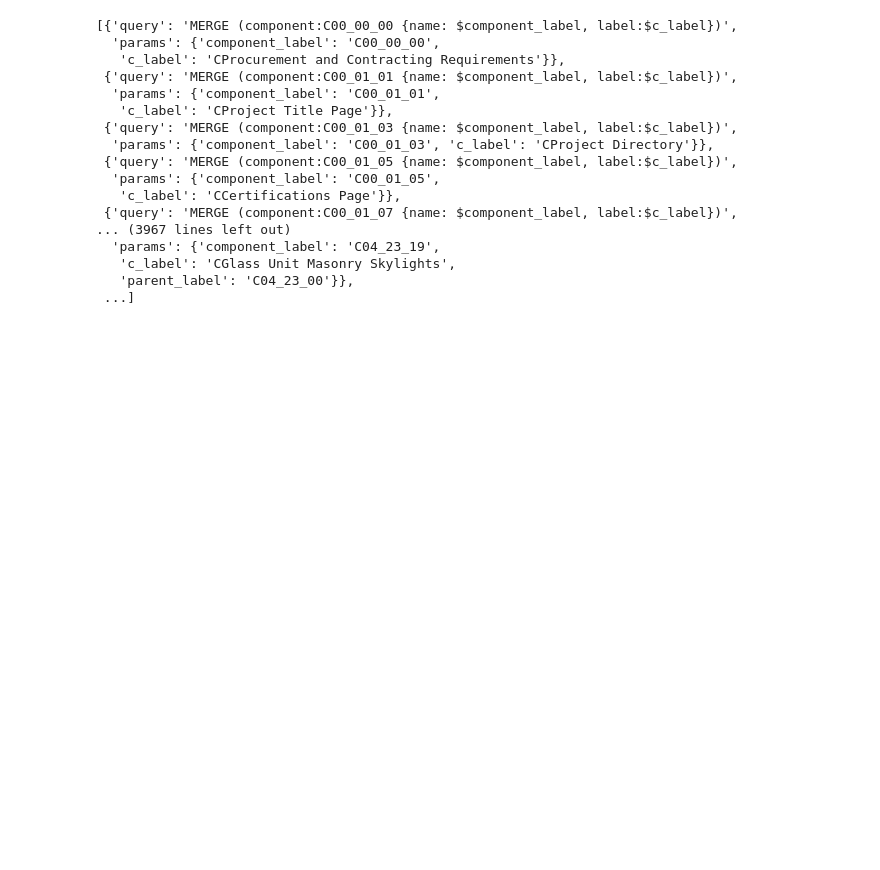
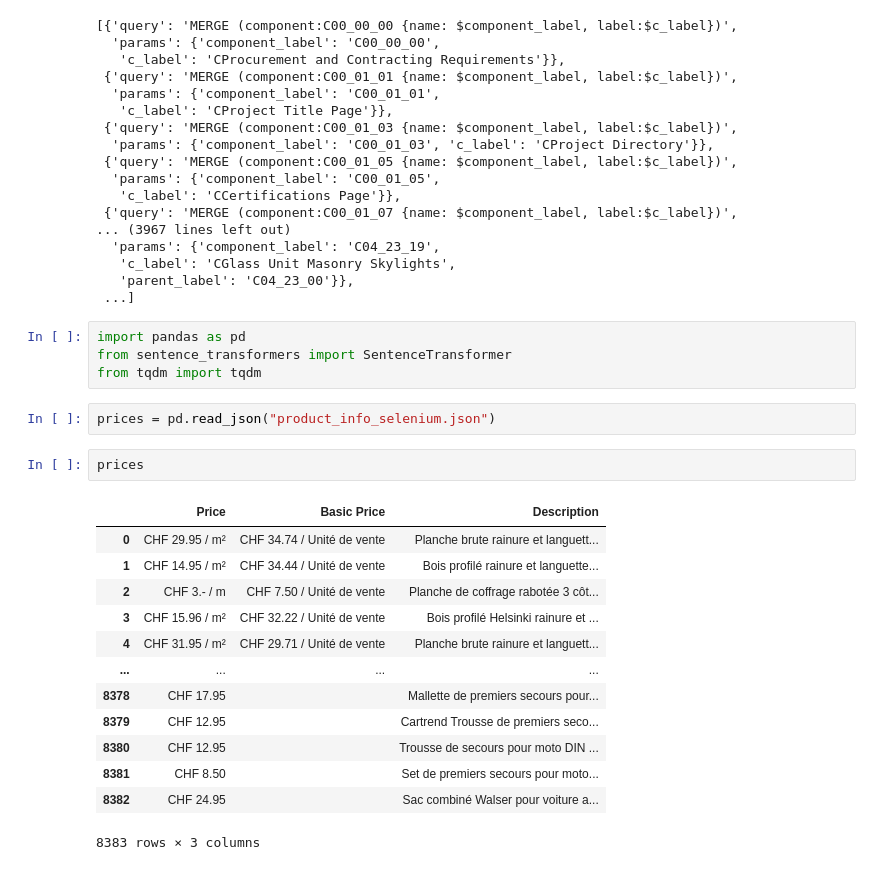
Before and after one commit to marsimaha/Reuse-Research-, a Jupyter notebook: app/test.ipynb, the cells around one changed output. Drawn from its saved outputs; the diff is of its cells as text; blank space fills up the shorter version.

```diff
--- a/app/test.ipynb
+++ b/app/test.ipynb
@@ -527,3 +527,25 @@ queries
    'c_label': 'CGlass Unit Masonry Skylights',
    'parent_label': 'C04_23_00'}},
  ...]
+# %%
+import pandas as pd
+from sentence_transformers import SentenceTransformer
+from tqdm import tqdm
+# %%
+prices = pd.read_json("product_info_selenium.json")
+# %%
+prices
+# %% [output]
+|  | Price | Basic Price | Description |
+| 0 | CHF 29.95 / m² | CHF 34.74 / Unité de vente | Planche brute rainure et languett... |
+| 1 | CHF 14.95 / m² | CHF 34.44 / Unité de vente | Bois profilé rainure et languette... |
+| 2 | CHF 3.- / m | CHF 7.50 / Unité de vente | Planche de coffrage rabotée 3 côt... |
+| 3 | CHF 15.96 / m² | CHF 32.22 / Unité de vente | Bois profilé Helsinki rainure et ... |
+| 4 | CHF 31.95 / m² | CHF 29.71 / Unité de vente | Planche brute rainure et languett... |
+| ... | ... | ... | ... |
+| 8378 | CHF 17.95 |  | Mallette de premiers secours pour... |
+| 8379 | CHF 12.95 |  | Cartrend Trousse de premiers seco... |
+| 8380 | CHF 12.95 |  | Trousse de secours pour moto DIN ... |
+| 8381 | CHF 8.50 |  | Set de premiers secours pour moto... |
+| 8382 | CHF 24.95 |  | Sac combiné Walser pour voiture a... |
+8383 rows × 3 columns
```
Also changed, not shown: parts of 20 cells of this notebook, 9 other files.
